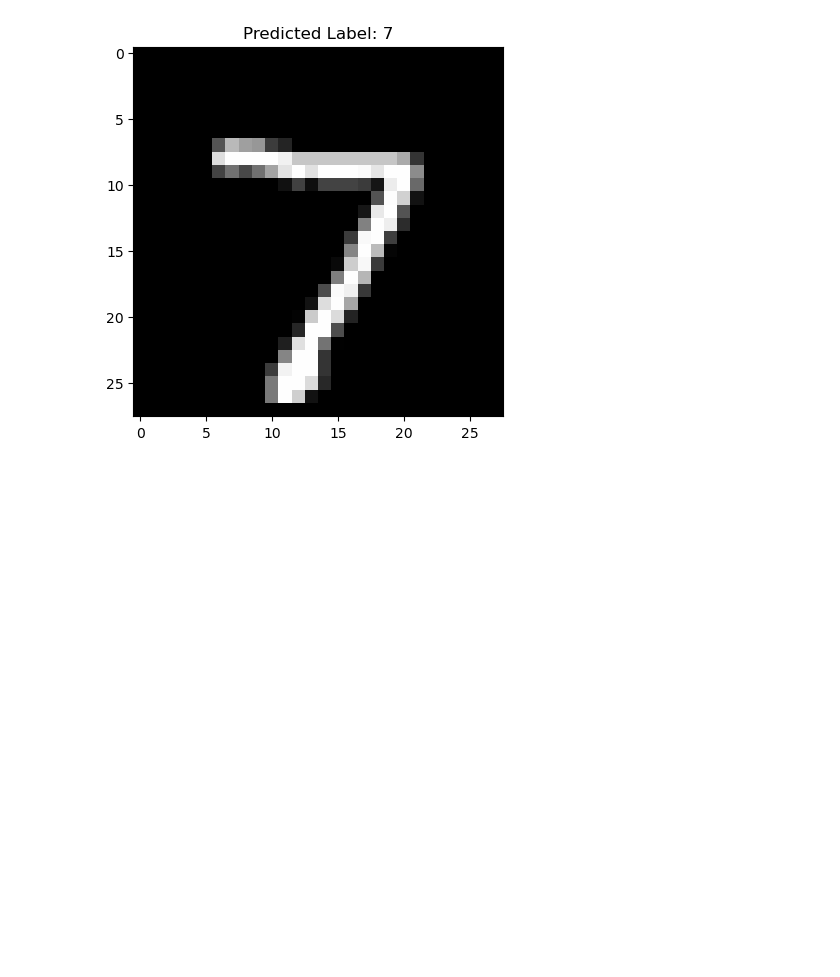
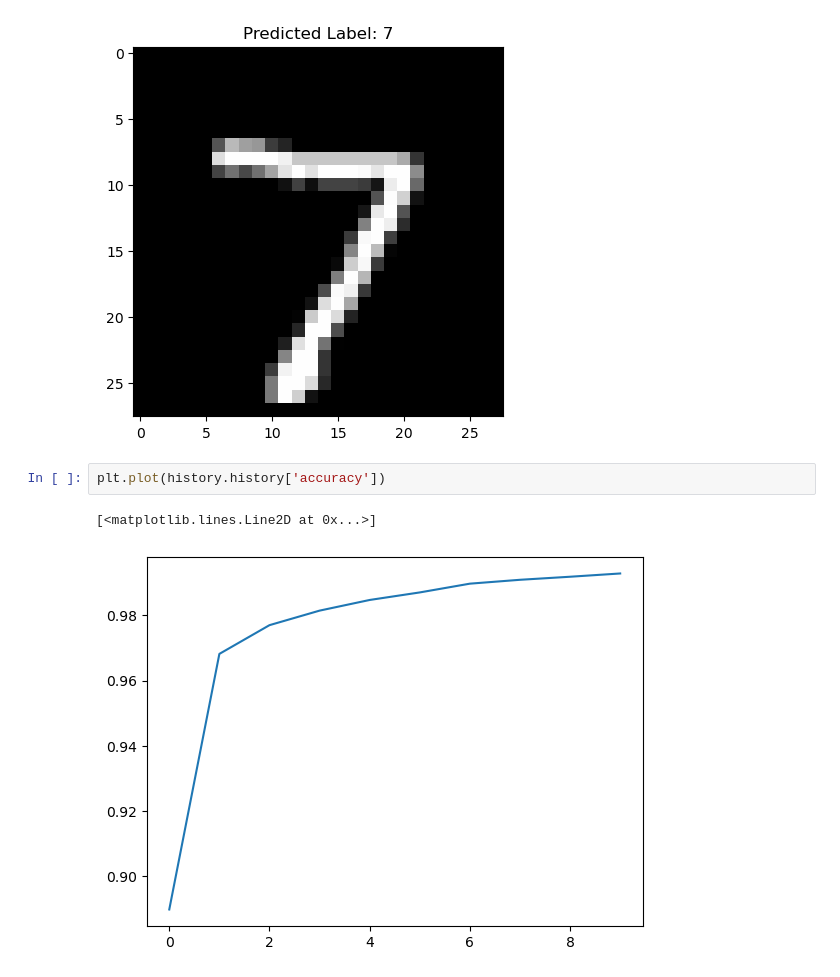
Before and after one commit to hetbhagatji09/MNIST_Classification, a Jupyter notebook: notebook.ipynb, the cells around one changed output. Cells and saved outputs as stored; diff of their text form; blank space fills up the shorter version.

```diff
--- a/notebook.ipynb
+++ b/notebook.ipynb
@@ -154,3 +152,8 @@ plt.title(f'Predicted Label: {predicted_label}')
 plt.show()
 # %% [output]
 [figure]
+# %%
+plt.plot(history.history['accuracy'])
+# %% [output]
+[<matplotlib.lines.Line2D at 0x...>]
+[figure, added]
```
Also changed, not shown: parts of 16 cells of this notebook, 1 other file.
